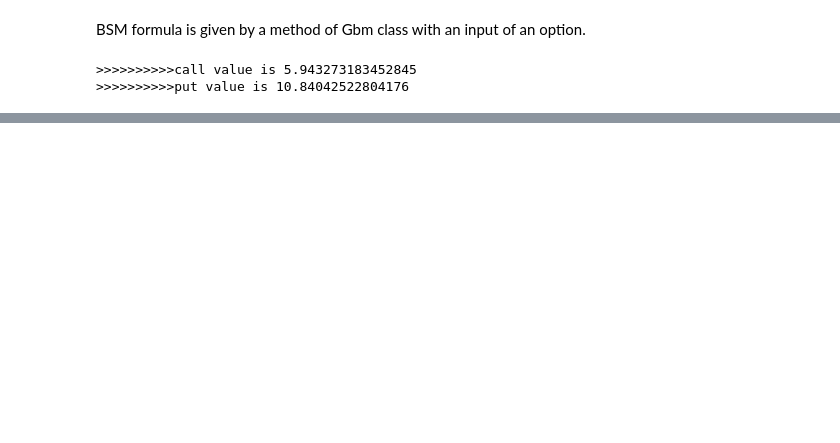
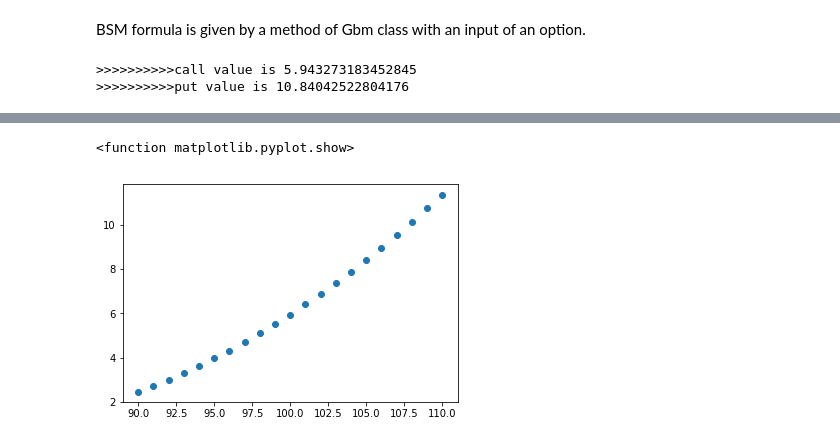
Before and after one commit to songqsh/MQP2019, a Jupyter notebook: Nick/Copy_of_bsm_formula_v01.ipynb, the cells around one changed output, grey strips where cells are left out. Cells and saved outputs as stored; diff of their text form; code cells hidden in the pictures; blank space fills up the shorter version.

Commit message:
Added more information, including diagrams. Added Exploration of Possible Trends.

```diff
--- a/Nick/Copy_of_bsm_formula_v01.ipynb
+++ b/Nick/Copy_of_bsm_formula_v01.ipynb
@@ -139,0 +159,21 @@ print('>>>>>>>>>>put value is ' + str(gbm1.bsm_price(option2)))
+# %%
+# Define a new GBM
+gbm2 = Gbm()
+
+'''=============
+Vary Underlying price between 90 and 110
+=============='''
+underlyingPrice = []      # Array of Underlying values s0 that will be used to plot
+optionPrice = []          # Array of Call option prices for associated s0
+for i in range(90, 111):  # Iterate from 90 to 110 stepping up by 1
+  gbm2.init_state = i
+  callPrice = gbm2.bsm_price(option1)
+  underlyingPrice.append(i)
+  optionPrice.append(callPrice)
+
+# Print the Plot
+plt.scatter(underlyingPrice, optionPrice)
+plt.show
+# %% [output]
+<function matplotlib.pyplot.show>
+[figure, added]
```
Also changed, not shown: parts of 23 cells of this notebook.
